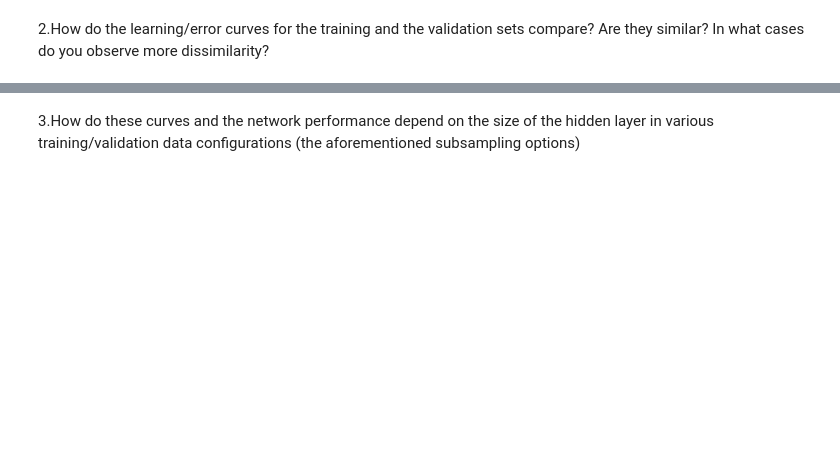
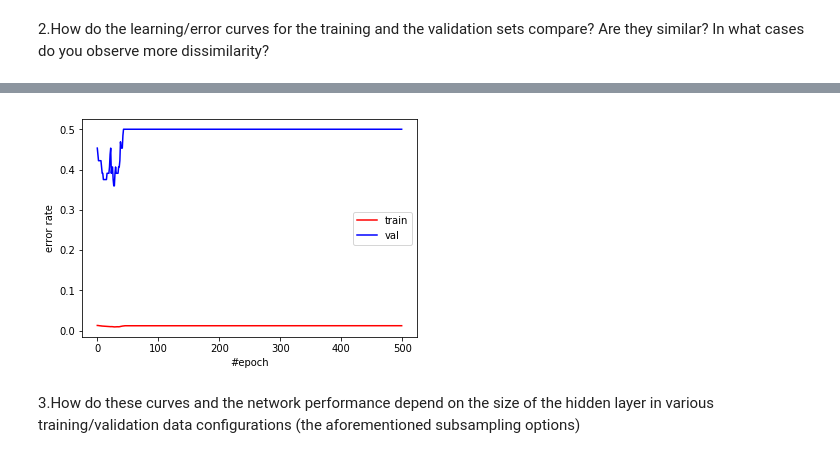
Before and after one commit to physics31415926/DD2437_ANN, a Jupyter notebook: Lab1/3_2.ipynb, the cells around one changed output, grey strips where cells are left out. Saved outputs shown, nothing was run; the diff lists cells and outputs as text; code cells hidden in the pictures; blank space fills up the shorter version.

```diff
--- a/Lab1/3_2.ipynb
+++ b/Lab1/3_2.ipynb
@@ -1076,6 +495,2 @@ epoch: 450, batch:    32, batch_acc:    93.75,batch loss: 0.11
 # %% [markdown]
 2.How do the learning/error curves for the training and the validation sets compare? Are they similar? In what cases do you observe more dissimilarity?
-# %%
-n = len(Y)
-p = n*5//4
-X_train,Y_train = X[:p,],Y[:p,]
@@ -1081,0 +588,15 @@ X_train,Y_train = X[:p,],Y[:p,]
+# %%
+A,B = generate_data_by_class()
+(X_train,Y_train),(X_val,Y_val) = divide_data(1,A,B)
+layers =[
+    {'type':'linear','shape':(2,16)},
+    {'type':'tanh'},
+    {'type':'linear','shape':(16,16)},
+    {'type':'tanh'},
+    {'type':'linear','shape':(16,1)},
+    {'type':'tanh'}
+]
+net = Net(layers)
+opt = SGD(net.parameters,lr=1e-3)
+net.train(X_train,Y_train,opt,val=(X_val,Y_val))
+# %% [output]
@@ -1082,2 +639,3 @@ X_train,Y_train = X[:p,],Y[:p,]
+[figure, added]
 # %% [markdown]
 3.How do these curves and the network performance depend on the size of the hidden layer in various training/validation data configurations (the aforementioned subsampling options)
```
Also changed, not shown: parts of 18 cells of this notebook, 1 other file.
